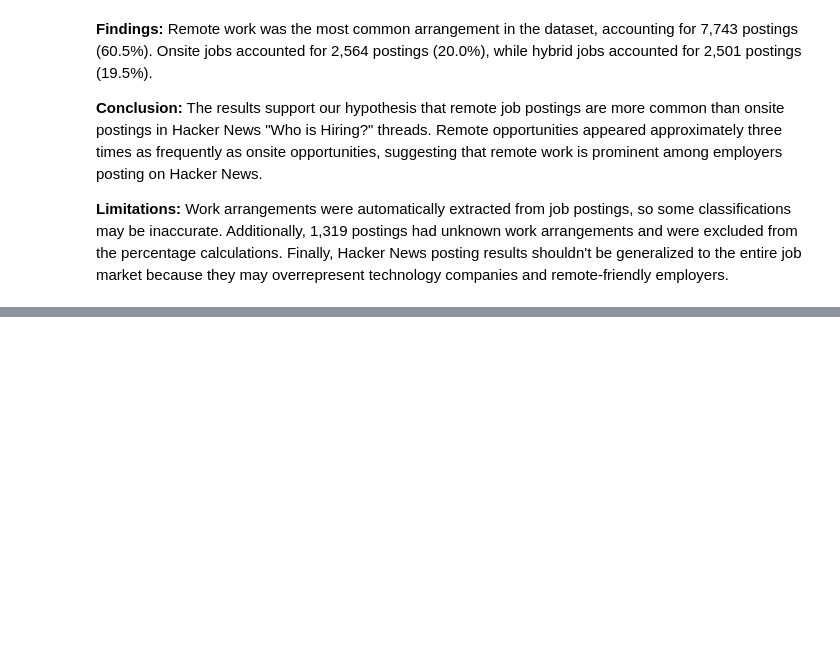
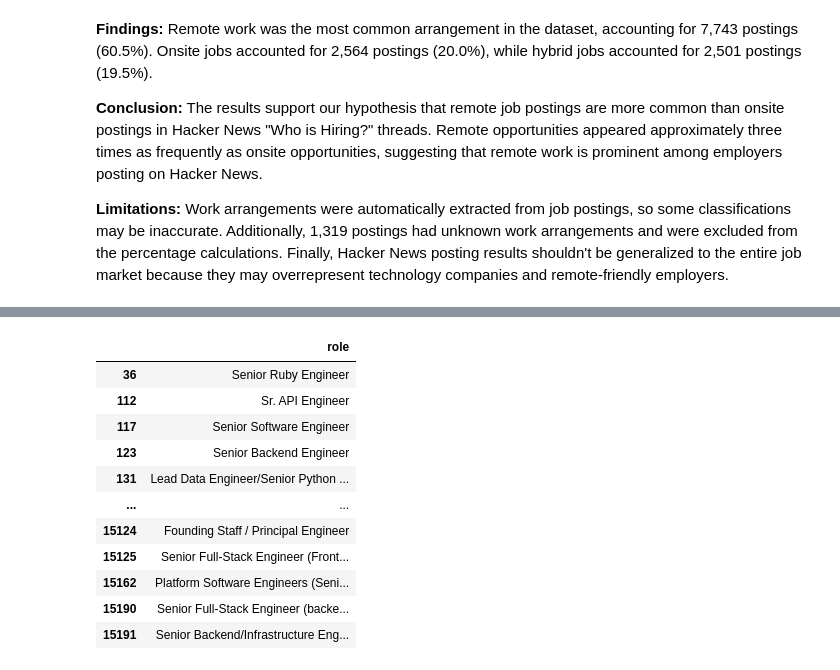
Before and after one commit to ammanikhan/TechSkills, a Jupyter notebook: notebooks/progress_report.ipynb, the cells around one changed output, grey strips where cells are left out. Cells and saved outputs as stored; diff of their text form; code cells hidden in the pictures; blank space fills up the shorter version.

```diff
--- a/notebooks/progress_report.ipynb
+++ b/notebooks/progress_report.ipynb
@@ -550,0 +559,92 @@ plt.show()
+# %%
+
+from pathlib import Path
+import pandas as pd
+from sklearn.model_selection import StratifiedGroupKFold
+from sklearn.linear_model import LogisticRegression
+from sklearn.dummy import DummyClassifier
+from sklearn.metrics import classification_report
+
+DATA = Path("../data/processed/jobs_cleaned.csv")
+df = pd.read_csv(DATA)
+
+#cleaned dataset - keep likely hiring posts
+jobs = df.loc[
+    df["is_likely_job"].astype(str).str.lower().isin(["true", "1"])
+].copy()
+
+#binary indicators for the project's defined technical skills
+skills = (
+    jobs["skills"].fillna("")
+    .str.replace(r"\s*,\s*", ",", regex=True)
+    .str.get_dummies(sep=",")
+)
+
+#label seniority and exclude unclear or mixed-level titles
+titles = jobs["role"].fillna("").str.lower()
+
+entry = titles.str.contains(
+    r"\b(?:junior|jr\.?|entry[ -]level|graduate)\b"
+)
+senior = titles.str.contains(
+    r"\b(?:senior|sr\.?|staff|principal)\b"
+)
+unclear = titles.str.contains(
+    r"\b(?:mid|midlevel|medior|intern\w*|friendly|multiple|roles|positions)\b"
+    r"|[,;&+]|\s(?:and|or)\s"
+)
+
+keep = (entry ^ senior) & ~unclear & skills.any(axis=1)
+classification = jobs.loc[keep].copy()
+
+X = skills.loc[keep]
+y = entry.loc[keep].astype(int)  #entry-level = 1 and senior-level = 0
+
+#inspect labels before training
+display(classification[["role"]].drop_duplicates())
+print(y.value_counts().rename(index={0: "Senior", 1: "Entry"}))
+
+#keep the same company on one side to reduce repost leakage
+groups = classification["company"].fillna("").str.lower().str.strip()
+groups = groups.mask(groups.eq(""), classification["id"].astype(str))
+
+splitter = StratifiedGroupKFold(
+    n_splits=5, shuffle=True, random_state=42
+)
+train, test = next(splitter.split(X, y, groups))
+
+X_train, X_test = X.iloc[train], X.iloc[test]
+y_train, y_test = y.iloc[train], y.iloc[test]
+
+baseline = DummyClassifier(strategy="most_frequent")
+logistic_model = LogisticRegression(
+    class_weight="balanced", max_iter=2000, random_state=42
+)
+
+for name, model in [
+    ("Majority baseline", baseline),
+    ("Logistic Regression", logistic_model)
+]:
+    model.fit(X_train, y_train)
+    predictions = model.predict(X_test)
+
+    print(f"\n{name}")
+    print(classification_report(
+        y_test, predictions,
+        labels=[0, 1],
+        target_names=["Senior", "Entry"],
+        zero_division=0
+    ))
+# %% [output]
+|  | role |
+| 36 | Senior Ruby Engineer |
+| 112 | Sr. API Engineer |
+| 117 | Senior Software Engineer |
+| 123 | Senior Backend Engineer |
+| 131 | Lead Data Engineer/Senior Python ... |
+| ... | ... |
+| 15124 | Founding Staff / Principal Engineer |
+| 15125 | Senior Full-Stack Engineer (Front... |
+| 15162 | Platform Software Engineers (Seni... |
+| 15190 | Senior Full-Stack Engineer (backe... |
+| 15191 | Senior Backend/Infrastructure Eng... |
```
Also changed, not shown: parts of 12 cells of this notebook.
